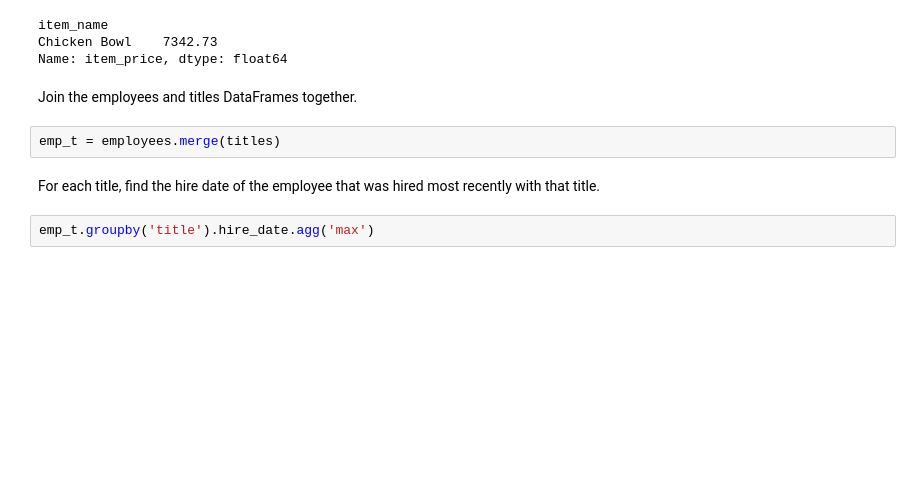
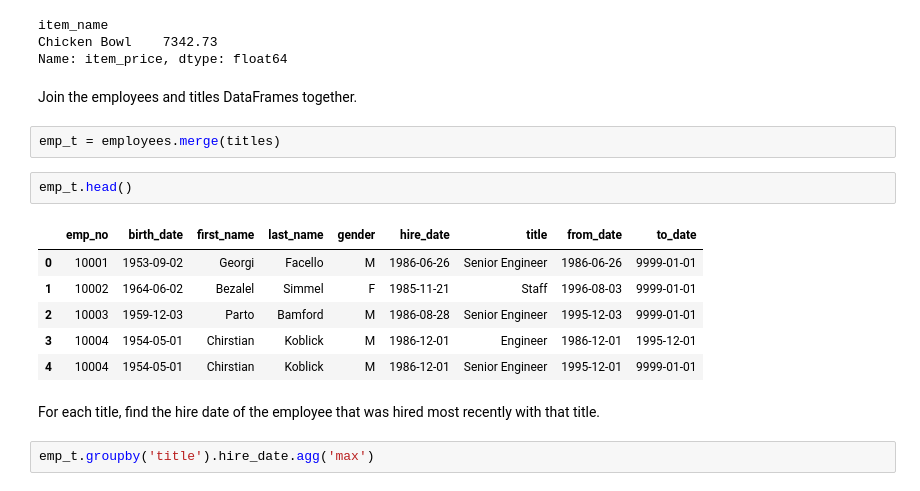
Before and after one commit to jesse-d-marder/numpy-pandas-visualization-exercises, a Jupyter notebook: advanced_dataframes.ipynb, the cells around one changed output. Saved outputs shown, nothing was run; the diff lists cells and outputs as text; blank space fills up the shorter version.

```diff
--- a/advanced_dataframes.ipynb
+++ b/advanced_dataframes.ipynb
@@ -346,6 +346,15 @@ Name: item_price, dtype: float64
 Join the employees and titles DataFrames together.
 # %%
 emp_t = employees.merge(titles)
+# %%
+emp_t.head()
+# %% [output]
+|  | emp_no | birth_date | first_name | last_name | gender | hire_date | title | from_date | to_date |
+| 0 | 10001 | 1953-09-02 | Georgi | Facello | M | 1986-06-26 | Senior Engineer | 1986-06-26 | 9999-01-01 |
+| 1 | 10002 | 1964-06-02 | Bezalel | Simmel | F | 1985-11-21 | Staff | 1996-08-03 | 9999-01-01 |
+| 2 | 10003 | 1959-12-03 | Parto | Bamford | M | 1986-08-28 | Senior Engineer | 1995-12-03 | 9999-01-01 |
+| 3 | 10004 | 1954-05-01 | Chirstian | Koblick | M | 1986-12-01 | Engineer | 1986-12-01 | 1995-12-01 |
+| 4 | 10004 | 1954-05-01 | Chirstian | Koblick | M | 1986-12-01 | Senior Engineer | 1995-12-01 | 9999-01-01 |
 # %% [markdown]
 For each title, find the hire date of the employee that was hired most recently with that title.
 # %%
```
Also changed, not shown: parts of 8 cells of this notebook.
